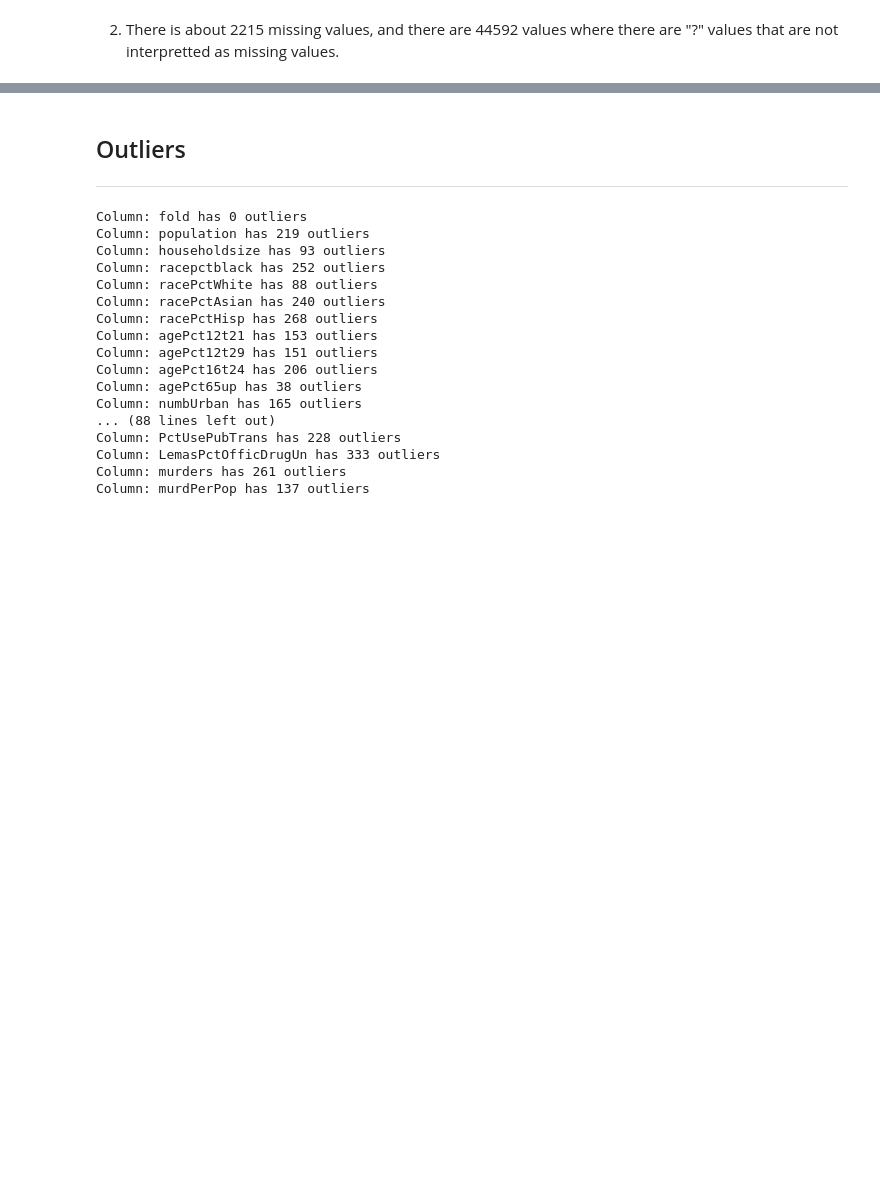
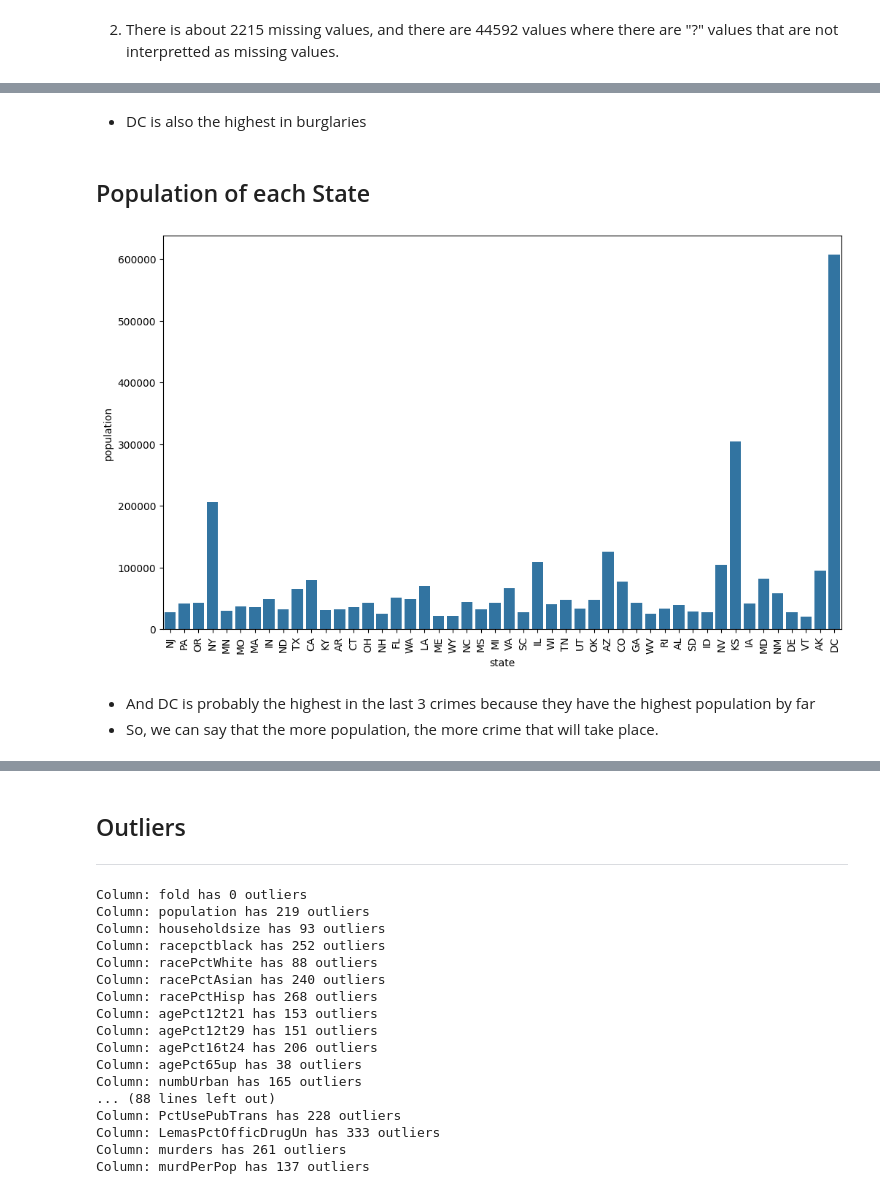
Before and after one commit to RJUNCC/crime_project, a Jupyter notebook: notebooks/communities_crime.ipynb, the cells around one changed output, grey strips where cells are left out. Cells and saved outputs as stored; diff of their text form; code cells hidden in the pictures; blank space fills up the shorter version.

```diff
--- a/notebooks/communities_crime.ipynb
+++ b/notebooks/communities_crime.ipynb
@@ -132,0 +175,11 @@ crime_df_new.head()
+# %% [markdown]
+- DC is also the highest in burglaries
+# %% [markdown]
+## Population of each State
+# %%
+plot_barplot(dataframe=crime_df, x="state", y="population", xtick_rotation=90)
+# %% [output]
+[figure, added]
+# %% [markdown]
+- And DC is probably the highest in the last 3 crimes because they have the highest population by far
+- So, we can say that the more population, the more crime that will take place.
```
Also changed, not shown: parts of 40 cells of this notebook, 1 other file.
